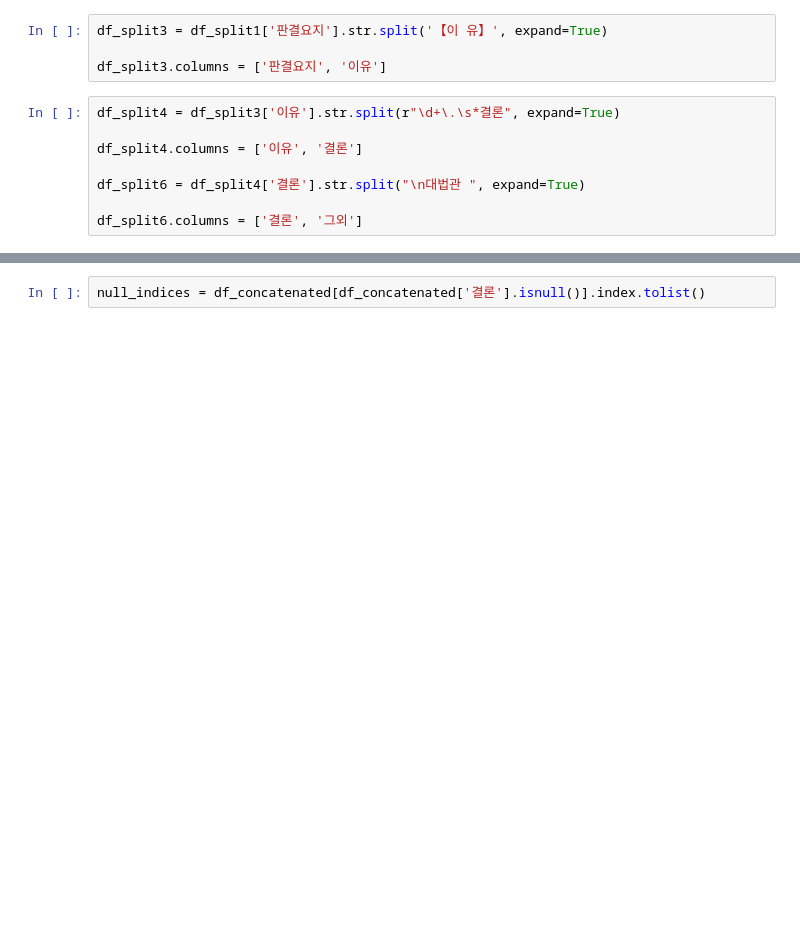
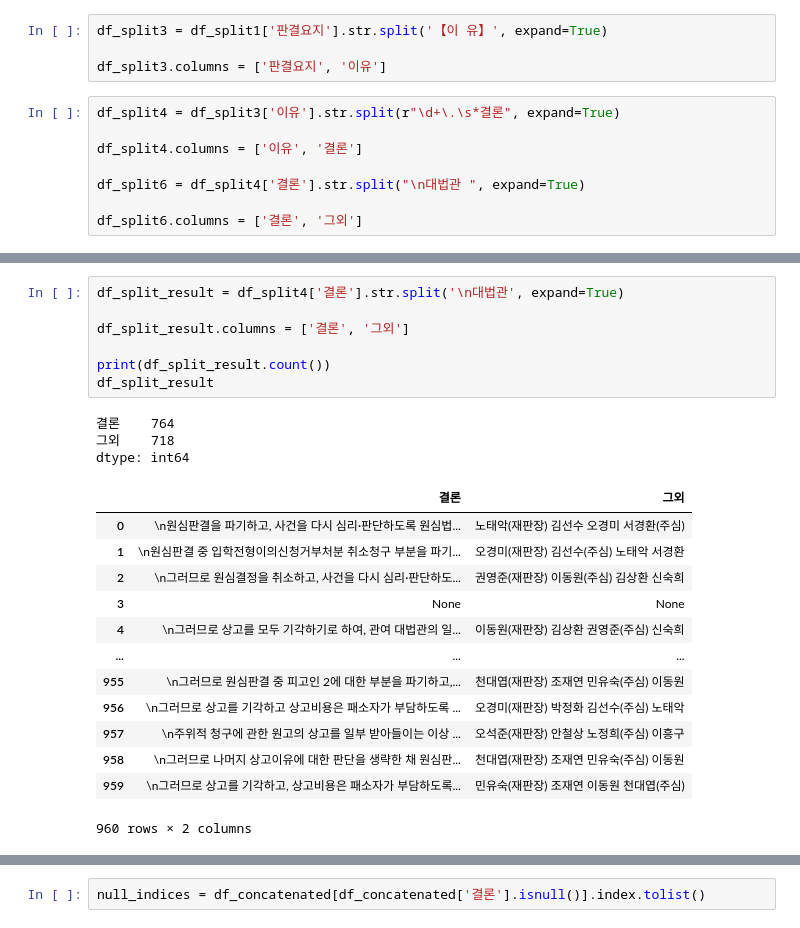
Before and after one commit to eahc00/NLP_TP, a Jupyter notebook: data_preprocessing.ipynb, the cells around one changed output, grey strips where cells are left out. Saved outputs shown, nothing was run; the diff lists cells and outputs as text; blank space fills up the shorter version.

```diff
--- a/data_preprocessing.ipynb
+++ b/data_preprocessing.ipynb
@@ -188 +194,25 @@ df_split4.count('rows')
 dtype: int64
+# %%
+df_split_result = df_split4['결론'].str.split('\n대법관', expand=True)
+
+df_split_result.columns = ['결론', '그외']
+
+print(df_split_result.count())
+df_split_result
+# %% [output]
+결론    764
+그외    718
+dtype: int64
+|  | 결론 | 그외 |
+| 0 | \n원심판결을 파기하고, 사건을 다시 심리·판단하도록 원심법... | 노태악(재판장) 김선수 오경미 서경환(주심) |
+| 1 | \n원심판결 중 입학전형이의신청거부처분 취소청구 부분을 파기... | 오경미(재판장) 김선수(주심) 노태악 서경환 |
+| 2 | \n그러므로 원심결정을 취소하고, 사건을 다시 심리·판단하도... | 권영준(재판장) 이동원(주심) 김상환 신숙희 |
+| 3 | None | None |
+| 4 | \n그러므로 상고를 모두 기각하기로 하여, 관여 대법관의 일... | 이동원(재판장) 김상환 권영준(주심) 신숙희 |
+| ... | ... | ... |
+| 955 | \n그러므로 원심판결 중 피고인 2에 대한 부분을 파기하고,... | 천대엽(재판장) 조재연 민유숙(주심) 이동원 |
+| 956 | \n그러므로 상고를 기각하고 상고비용은 패소자가 부담하도록 ... | 오경미(재판장) 박정화 김선수(주심) 노태악 |
+| 957 | \n주위적 청구에 관한 원고의 상고를 일부 받아들이는 이상 ... | 오석준(재판장) 안철상 노정희(주심) 이흥구 |
+| 958 | \n그러므로 나머지 상고이유에 대한 판단을 생략한 채 원심판... | 천대엽(재판장) 조재연 민유숙(주심) 이동원 |
+| 959 | \n그러므로 상고를 기각하고, 상고비용은 패소자가 부담하도록... | 민유숙(재판장) 조재연 이동원 천대엽(주심) |
+960 rows × 2 columns
```
Also changed, not shown: parts of 39 cells of this notebook, 8 other files.
